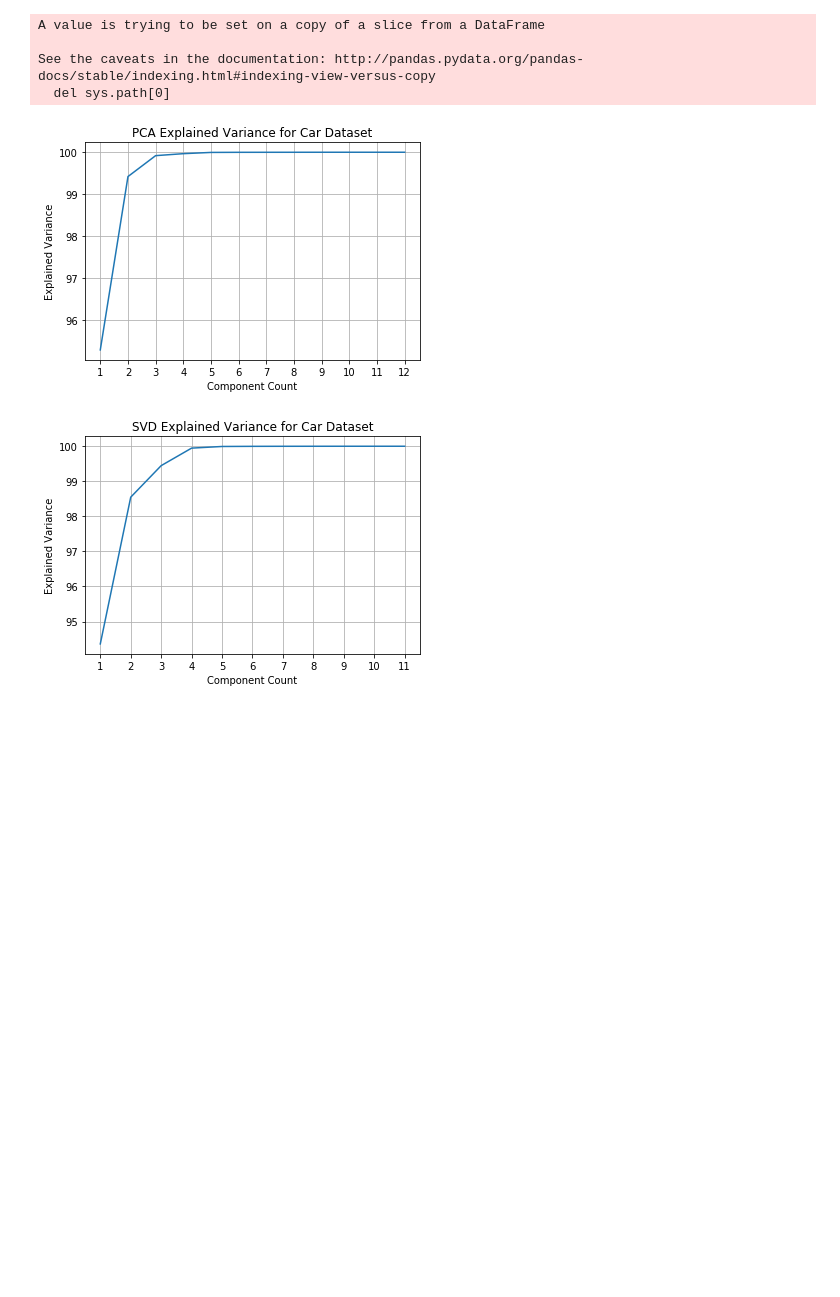
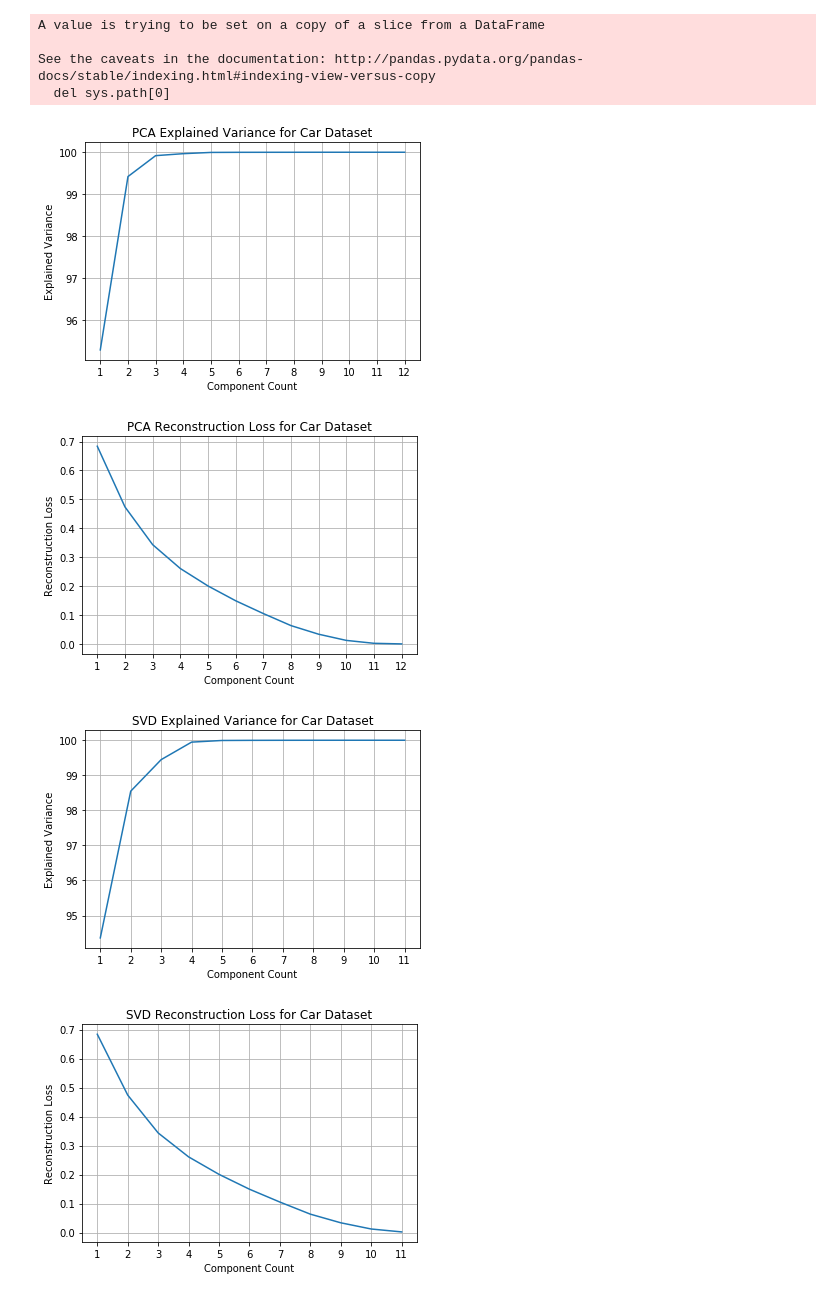
Before and after one commit to harshsikka/CS-7641-Spring2020, a Jupyter notebook: project_3/Part2_Dimensionality_Reduction.ipynb, the cells around one changed output. Saved outputs shown, nothing was run; the diff lists cells and outputs as text; code cells hidden in the pictures; blank space fills up the shorter version.

```diff
--- a/project_3/Part2_Dimensionality_Reduction.ipynb
+++ b/project_3/Part2_Dimensionality_Reduction.ipynb
@@ -119,8 +176,13 @@ component_range = np.arange(2, 40, 2)
 
 for i in component_range:
     car_rp = GaussianRandomProjection(n_components=i)
-    car_reduced_X_train  = car_rp.fit_transform(X_train)
+    car_reduced_X_train  = car_rp.fit_transform(X_train_std)
     storage['rp_kurt'].append(np.mean(kurtosis(car_reduced_X_train)))
+    projection_matrix = car_rp.components_
+    projected_X_train = np.dot(car_reduced_X_train, projection_matrix)
+    loss = ((X_train_std - projected_X_train) ** 2).mean()
+    storage['rp_recon'].append(loss)
+
 
 plt.figure()
 plt.plot(component_range, storage['rp_kurt'])
@@ -130,4 +192,13 @@ plt.xlabel('Component Count')
 plt.grid()
 plt.xticks(component_range)
 plt.show()
+
+plt.figure()
+plt.plot(component_range, storage['rp_recon'])
+plt.title('RP Reconstruction Loss for Car Dataset')
+plt.ylabel('Reconstruction Loss')
+plt.xlabel('Component Count')
+plt.grid()
+plt.xticks(component_range)
+plt.show()
 # %% [output]
@@ -163,6 +235,10 @@ X_test_std=sc.transform(X_test)
 storage = {
     'ica_kurt': [],
     'rp_kurt': [],
+    'pca_recon': [],
+    'svd_recon': [],
+    'rp_recon': [],
+    'ica_recon': [],
 }
 # %% [output]
 6463
@@ -176,34 +252,73 @@ See the caveats in the documentation: http://pandas.pydata.org/pandas-docs/stabl
 # %%
 # PCA
 
 car_pca = PCA()
 car_reduced_X_train = car_pca.fit_transform(X_train)
 
 plt.figure()
 plt.plot(np.arange(1,13), 100*np.cumsum(car_pca.explained_variance_ratio_))
 plt.title('PCA Explained Variance for Car Dataset')
 plt.ylabel('Explained Variance')
 plt.xlabel('Component Count')
 plt.grid()
 plt.xticks(np.arange(1,13))
 plt.show()
 
+for i in np.arange(1,13):
+    car_pca = PCA(n_components=i)
+    car_reduced_X_train  = car_pca.fit_transform(X_train_std)
+    projected_X_train = car_pca.inverse_transform(car_reduced_X_train)
+    loss = ((X_train_std - projected_X_train) ** 2).mean()
+    storage['pca_recon'].append(loss)
+
+
+
+
+plt.figure()
+plt.plot(np.arange(1,13), storage['pca_recon'])
+plt.title('PCA Reconstruction Loss for Car Dataset')
+plt.ylabel('Reconstruction Loss')
+plt.xlabel('Component Count')
+plt.grid()
+plt.xticks(np.arange(1,13))
+plt.show()
+
+
 # SVD
 
 car_svd = TruncatedSVD(n_components=11)
 car_reduced_X_train = car_svd.fit_transform(X_train)
 
 plt.figure()
 plt.plot(np.arange(1,12), 100*np.cumsum(car_svd.explained_variance_ratio_))
 plt.title('SVD Explained Variance for Car Dataset')
 plt.ylabel('Explained Variance')
 plt.xlabel('Component Count')
 plt.grid()
 plt.xticks(np.arange(1,12))
 plt.show()
+
+for i in np.arange(1,12):
+    car_svd = TruncatedSVD(n_components=i)
+    car_reduced_X_train  = car_svd.fit_transform(X_train_std)
+    projected_X_train = car_svd.inverse_transform(car_reduced_X_train)
+    loss = ((X_train_std - projected_X_train) ** 2).mean()
+    storage['svd_recon'].append(loss)
+
+
+plt.figure()
+plt.plot(np.arange(1,12), storage['svd_recon'])
+plt.title('SVD Reconstruction Loss for Car Dataset')
+plt.ylabel('Reconstruction Loss')
+plt.xlabel('Component Count')
+plt.grid()
+plt.xticks(np.arange(1,12))
+plt.show()
 # %% [output]
 [figure]
-[figure, old version]
+[figure, new version]
+[figure, added]
+[figure, added]
 # %%
 # ICA
 
```
Also changed, not shown: parts of 6 cells of this notebook, 2 other files.
